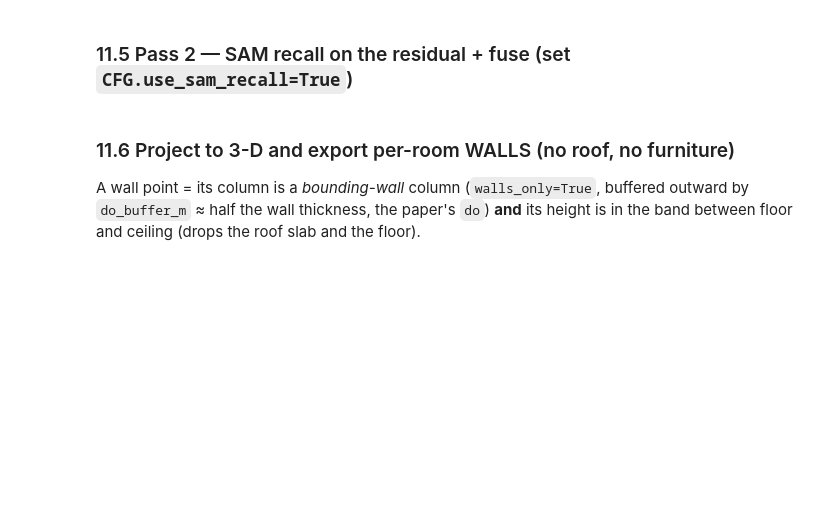
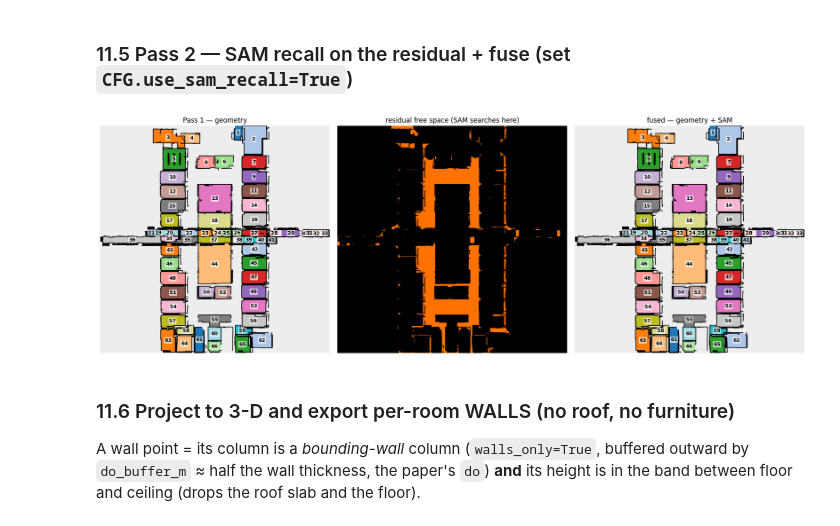
Before and after one commit to PrinceofJ/ONESTRUCTION-Point-Cloud-to-BIM, a Jupyter notebook: RoomSegmentation.ipynb, the cells around one changed output. Drawn from its saved outputs; the diff is of its cells as text; code cells hidden in the pictures; blank space fills up the shorter version.

```diff
--- a/RoomSegmentation.ipynb
+++ b/RoomSegmentation.ipynb
@@ -1090,9 +1090,11 @@ cfg.sam_ckpt = '/content/sam_vit_h.pth'
 # else:
 #     print("SAM recall disabled (CFG.use_sam_recall = False) — using Pass-1 labels.")
 # %%
-# # DEBUG: what SAM added. Middle = residual free space SAM was allowed to claim;
-# # right = the fused result. With SAM off, left and right are identical (expected).
-# show_sam_debug(aux, geom_labels, labels)
+# DEBUG: what SAM added. Middle = residual free space SAM was allowed to claim;
+# right = the fused result. With SAM off, left and right are identical (expected).
+show_sam_debug(aux, geom_labels, labels)
+# %% [output]
+[figure, added]
 # %% [markdown]
 ### 11.6 Project to 3-D and export per-room WALLS (no roof, no furniture)
 
```
Also changed, not shown: parts of 13 cells of this notebook.
